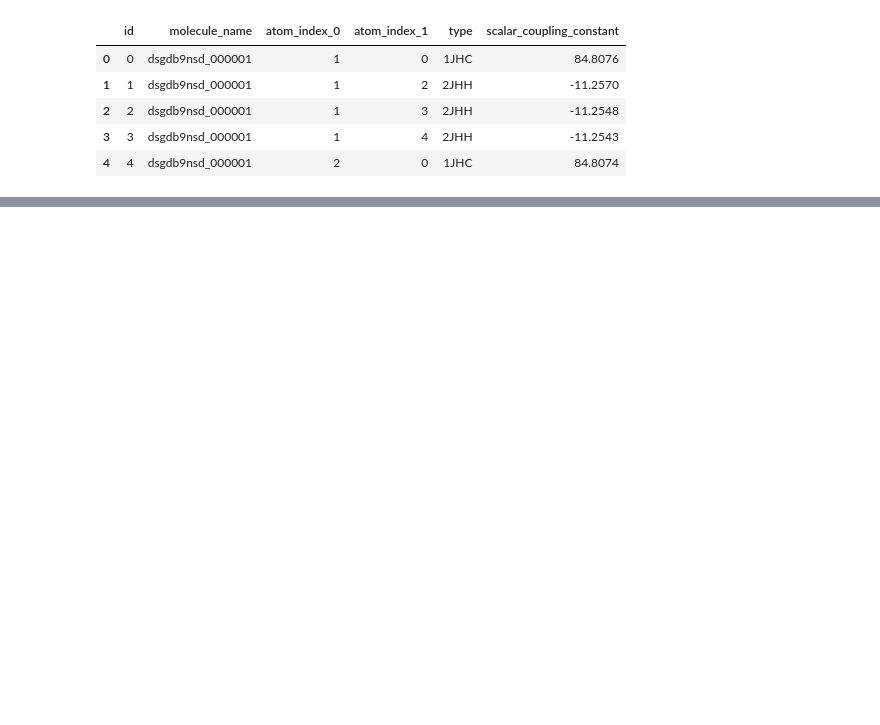
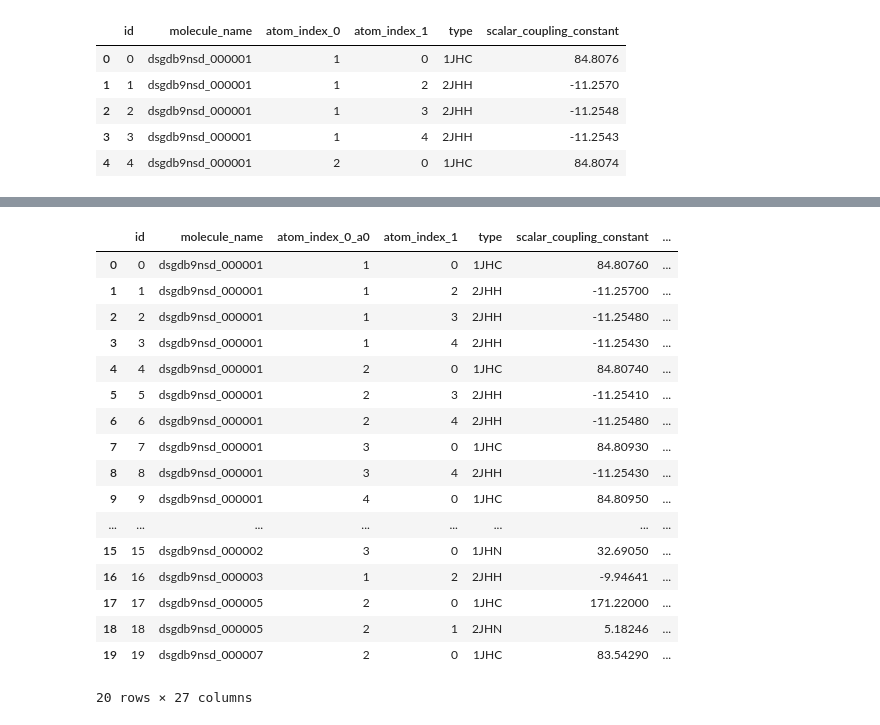
Before and after one commit to ykskks/Kaggle-Predicting-Molecular-Properties, a Jupyter notebook: notebooks/test.ipynb, the cells around one changed output, grey strips where cells are left out. Saved outputs shown, nothing was run; the diff lists cells and outputs as text; code cells hidden in the pictures; blank space fills up the shorter version.

Commit message:
check data

```diff
--- a/notebooks/test.ipynb
+++ b/notebooks/test.ipynb
@@ -102,0 +117,20 @@ for i in uniq_type:
+# %%
+def convert_to_arr(df):
+    len_dist_arr = 10
+    len_prop_arr = 2
+    dist_arr = np.zeros(len_dist_arr)
+    prop_arr = np.zeros(len_prop_arr)
+    groups = df.groupby(['molecule_name', 'atom_index_0'])
+    for group in groups:
+        cur_num_dist = len(group[1]['distance'])
+        dist = np.pad(group[1]['distance'].values, [0, len_dist_arr - cur_num_dist], 'constant')
+        #zero pad when there are less than 10 dist values for the molecule&atom pair
+        dist_arr = np.vstack([dist_arr, dist])
+        prop_arr = np.vstack([prop_arr, np.array(group[0])])
+
+    arr_combined = np.hstack([prop_arr[1:], dist_arr[1:]])
+    col_names = [f'dist_from_closest_{i}' for i in range(1, 11)]
+    col_names = ['molecule_name', 'atom_index_0'] + col_names
+    return pd.DataFrame(arr_combined, columns=col_names)
+# %%
+dist = convert_to_arr(tmp_2)
@@ -102,0 +166,26 @@ for i in uniq_type:
+# %%
+dist['atom_index_0'] = dist['atom_index_0'].astype(int)
+# %%
+final = train.merge(dist, left_on=['molecule_name', 'atom_index_0'], right_on=['molecule_name', 'atom_index_0'], how='left')
+final = final.merge(dist, left_on=['molecule_name', 'atom_index_1'], right_on=['molecule_name', 'atom_index_0'], how='left', suffixes=['_a0', '_a1'])
+# %%
+final.head(20)
+# %% [output]
+|  | id | molecule_name | atom_index_0_a0 | atom_index_1 | type | scalar_coupling_constant | ... |
+| 0 | 0 | dsgdb9nsd_000001 | 1 | 0 | 1JHC | 84.80760 | ... |
+| 1 | 1 | dsgdb9nsd_000001 | 1 | 2 | 2JHH | -11.25700 | ... |
+| 2 | 2 | dsgdb9nsd_000001 | 1 | 3 | 2JHH | -11.25480 | ... |
+| 3 | 3 | dsgdb9nsd_000001 | 1 | 4 | 2JHH | -11.25430 | ... |
+| 4 | 4 | dsgdb9nsd_000001 | 2 | 0 | 1JHC | 84.80740 | ... |
+| 5 | 5 | dsgdb9nsd_000001 | 2 | 3 | 2JHH | -11.25410 | ... |
+| 6 | 6 | dsgdb9nsd_000001 | 2 | 4 | 2JHH | -11.25480 | ... |
+| 7 | 7 | dsgdb9nsd_000001 | 3 | 0 | 1JHC | 84.80930 | ... |
+| 8 | 8 | dsgdb9nsd_000001 | 3 | 4 | 2JHH | -11.25430 | ... |
+| 9 | 9 | dsgdb9nsd_000001 | 4 | 0 | 1JHC | 84.80950 | ... |
+| ... | ... | ... | ... | ... | ... | ... | ... |
+| 15 | 15 | dsgdb9nsd_000002 | 3 | 0 | 1JHN | 32.69050 | ... |
+| 16 | 16 | dsgdb9nsd_000003 | 1 | 2 | 2JHH | -9.94641 | ... |
+| 17 | 17 | dsgdb9nsd_000005 | 2 | 0 | 1JHC | 171.22000 | ... |
+| 18 | 18 | dsgdb9nsd_000005 | 2 | 1 | 2JHN | 5.18246 | ... |
+| 19 | 19 | dsgdb9nsd_000007 | 2 | 0 | 1JHC | 83.54290 | ... |
+20 rows × 27 columns
```
Also changed, not shown: parts of 26 cells of this notebook.
